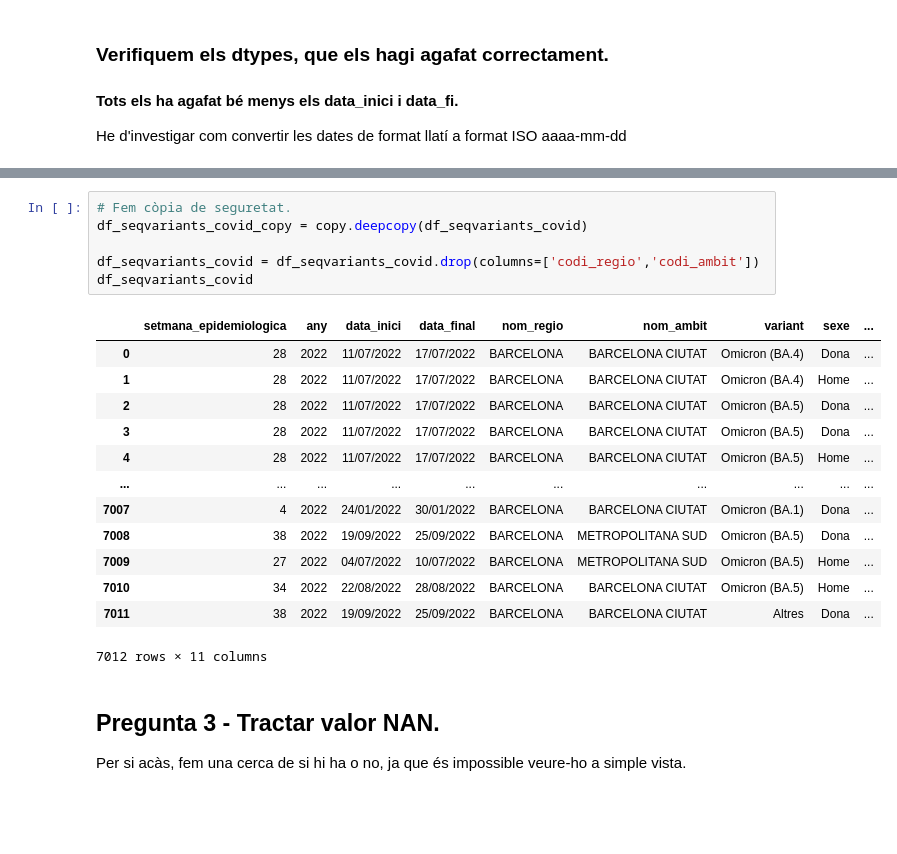
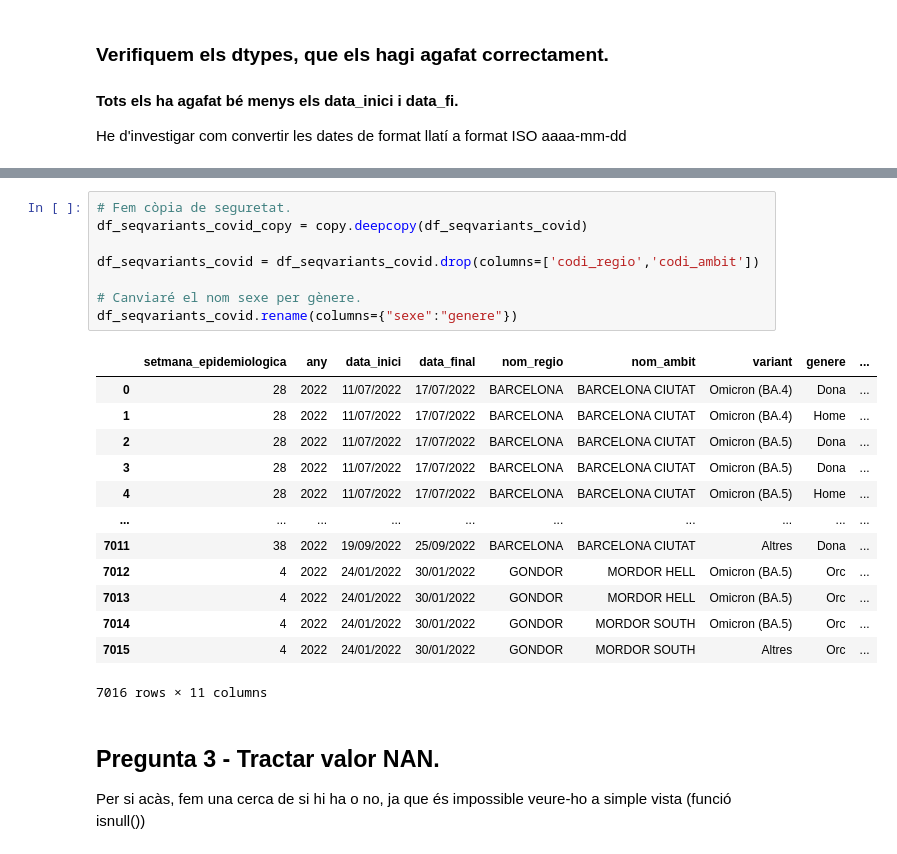
Before and after one commit to miquelamorosaldev/dawbio2-m14-bioinformatica-curs2022-2023-uf1-uf2, a Jupyter notebook: A026_PracticaExemple_Covid19Variants/exemplept1-profes.ipynb, the cells around one changed output, grey strips where cells are left out. Saved outputs shown, nothing was run; the diff lists cells and outputs as text; blank space fills up the shorter version.

```diff
--- a/A026_PracticaExemple_Covid19Variants/exemplept1-profes.ipynb
+++ b/A026_PracticaExemple_Covid19Variants/exemplept1-profes.ipynb
@@ -95,27 +107,30 @@ dtype: object
 # %%
 # Fem còpia de seguretat.
 df_seqvariants_covid_copy = copy.deepcopy(df_seqvariants_covid)
 
 df_seqvariants_covid = df_seqvariants_covid.drop(columns=['codi_regio','codi_ambit'])
-df_seqvariants_covid
+
+# Canviaré el nom sexe per gènere.
+df_seqvariants_covid.rename(columns={"sexe":"genere"})
 # %% [output]
-|  | setmana_epidemiologica | any | data_inici | data_final | nom_regio | nom_ambit | variant | sexe | ... |
+|  | setmana_epidemiologica | any | data_inici | data_final | nom_regio | nom_ambit | variant | genere | ... |
 | 0 | 28 | 2022 | 11/07/2022 | 17/07/2022 | BARCELONA | BARCELONA CIUTAT | Omicron (BA.4) | Dona | ... |
 | 1 | 28 | 2022 | 11/07/2022 | 17/07/2022 | BARCELONA | BARCELONA CIUTAT | Omicron (BA.4) | Home | ... |
 | 2 | 28 | 2022 | 11/07/2022 | 17/07/2022 | BARCELONA | BARCELONA CIUTAT | Omicron (BA.5) | Dona | ... |
 | 3 | 28 | 2022 | 11/07/2022 | 17/07/2022 | BARCELONA | BARCELONA CIUTAT | Omicron (BA.5) | Dona | ... |
 | 4 | 28 | 2022 | 11/07/2022 | 17/07/2022 | BARCELONA | BARCELONA CIUTAT | Omicron (BA.5) | Home | ... |
 | ... | ... | ... | ... | ... | ... | ... | ... | ... | ... |
-| 7007 | 4 | 2022 | 24/01/2022 | 30/01/2022 | BARCELONA | BARCELONA CIUTAT | Omicron (BA.1) | Dona | ... |
-| 7008 | 38 | 2022 | 19/09/2022 | 25/09/2022 | BARCELONA | METROPOLITANA SUD | Omicron (BA.5) | Dona | ... |
-| 7009 | 27 | 2022 | 04/07/2022 | 10/07/2022 | BARCELONA | METROPOLITANA SUD | Omicron (BA.5) | Home | ... |
-| 7010 | 34 | 2022 | 22/08/2022 | 28/08/2022 | BARCELONA | BARCELONA CIUTAT | Omicron (BA.5) | Home | ... |
 | 7011 | 38 | 2022 | 19/09/2022 | 25/09/2022 | BARCELONA | BARCELONA CIUTAT | Altres | Dona | ... |
+| 7012 | 4 | 2022 | 24/01/2022 | 30/01/2022 | GONDOR | MORDOR HELL | Omicron (BA.5) | Orc | ... |
+| 7013 | 4 | 2022 | 24/01/2022 | 30/01/2022 | GONDOR | MORDOR HELL | Omicron (BA.5) | Orc | ... |
+| 7014 | 4 | 2022 | 24/01/2022 | 30/01/2022 | GONDOR | MORDOR SOUTH | Omicron (BA.5) | Orc | ... |
+| 7015 | 4 | 2022 | 24/01/2022 | 30/01/2022 | GONDOR | MORDOR SOUTH | Altres | Orc | ... |
-7012 rows × 11 columns
+7016 rows × 11 columns
 # %% [markdown]
 ## Pregunta 3 - Tractar valor NAN.
 
-Per si acàs, fem una cerca de si hi ha o no, ja que és impossible veure-ho a simple vista.
+Per si acàs, fem una cerca de si hi ha o no, ja que és impossible veure-ho a simple vista
+(funció isnull())
 # %%
 df_seqvariants_covid.isnull().value_counts()
 # %% [output]
```
Also changed, not shown: parts of 14 cells of this notebook, 3 other files.
